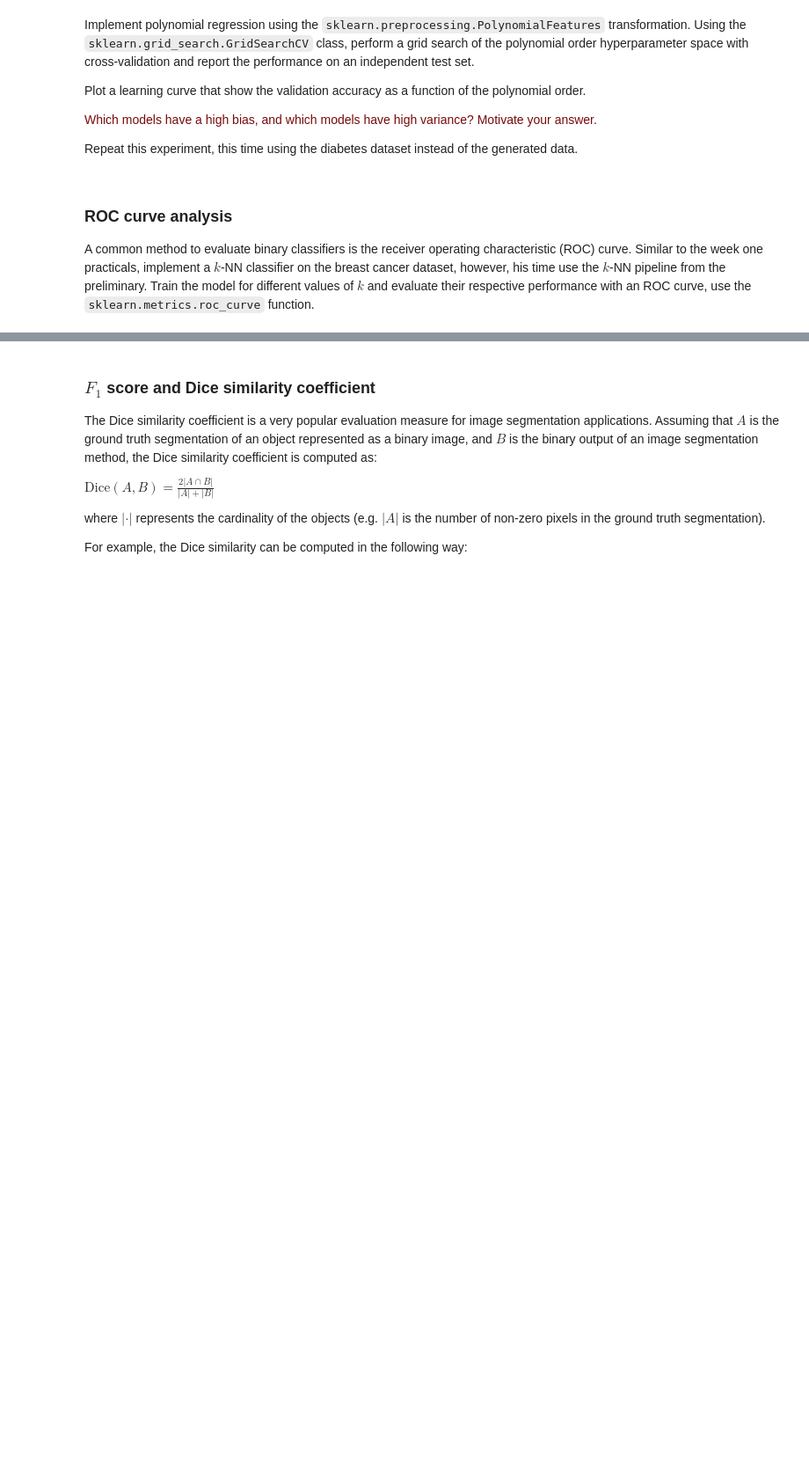
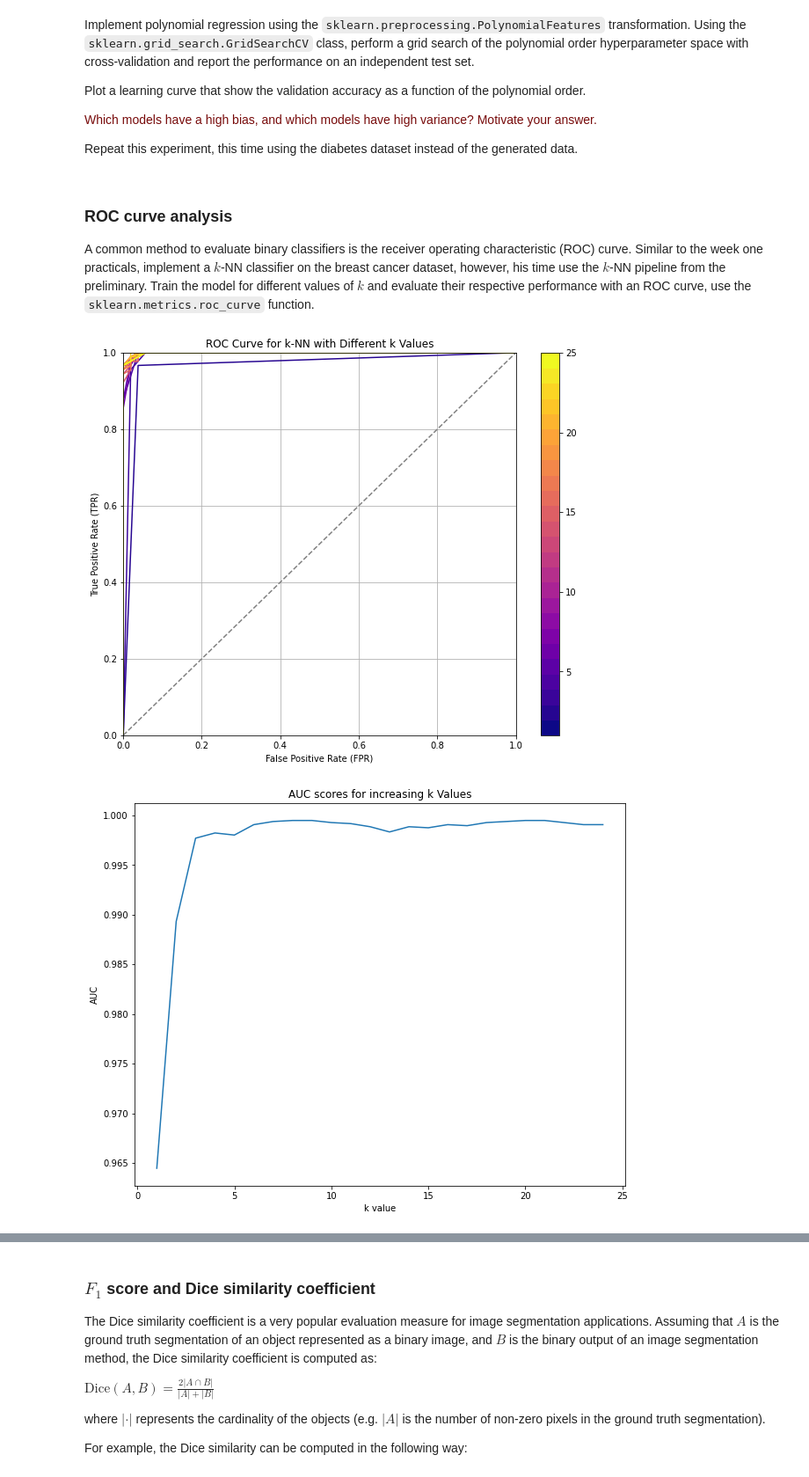
Before and after one commit to Mathieu-van-Luijken/8dm50-machine-learning, a Jupyter notebook: practicals/week_2.ipynb, the cells around one changed output, grey strips where cells are left out. Shown at 88% size. Saved outputs shown, nothing was run; the diff lists cells and outputs as text; code cells hidden in the pictures; blank space fills up the shorter version.

```diff
--- a/practicals/week_2.ipynb
+++ b/practicals/week_2.ipynb
@@ -163,0 +162,51 @@ A common method to evaluate binary classifiers is the receiver operating charact
+# %%
+from sklearn import metrics
+from matplotlib import cm
+from matplotlib import colors
+
+# Set parameters for exercise
+max_k = 25 # len(y_train) gives an interesting plot too!
+
+# Prepare plotting
+plt.figure(figsize=(10, 8))
+cmap = cm.get_cmap('plasma', max_k)
+norm = colors.Normalize(vmin=1,vmax=max_k)
+aucs = []
+
+for k in range(1,max_k):
+    # change k
+    model.set_params(knn__n_neighbors=k)
+
+    # train the model using the training dataset
+    model.fit(X_train, y_train)
+
+    # make predictions using the testing dataset
+    prediction = model.predict_proba(X_test)[:, 1]
+
+    # make ROC curve per k
+    fpr, tpr, _ = metrics.roc_curve(y_test,prediction)
+    aucs.append(metrics.auc(fpr, tpr))
+
+    plt.plot(fpr, tpr, color=cmap(k))
+
+# customize ROC plot
+plt.plot([0, 1], [0, 1], color='gray', linestyle='--')  # Diagonal line
+plt.xlim([0.0, 1.0])
+plt.ylim([0.0, 1.0])
+plt.xlabel('False Positive Rate (FPR)')
+plt.ylabel('True Positive Rate (TPR)')
+plt.title('ROC Curve for k-NN with Different k Values')
+plt.colorbar(cm.ScalarMappable(cmap=cmap,norm=norm))
+plt.grid(True)
+plt.show()
+
+# Make another plot showing AUC progression with increasing k
+plt.figure(figsize=(10,8))
+plt.plot(range(1,max_k),aucs)
+plt.xlabel('k value')
+plt.ylabel('AUC')
+plt.title('AUC scores for increasing k Values')
+plt.show();
+# %% [output]
+[figure, added]
+[figure, added]
```
Also changed, not shown: parts of 5 cells of this notebook.
